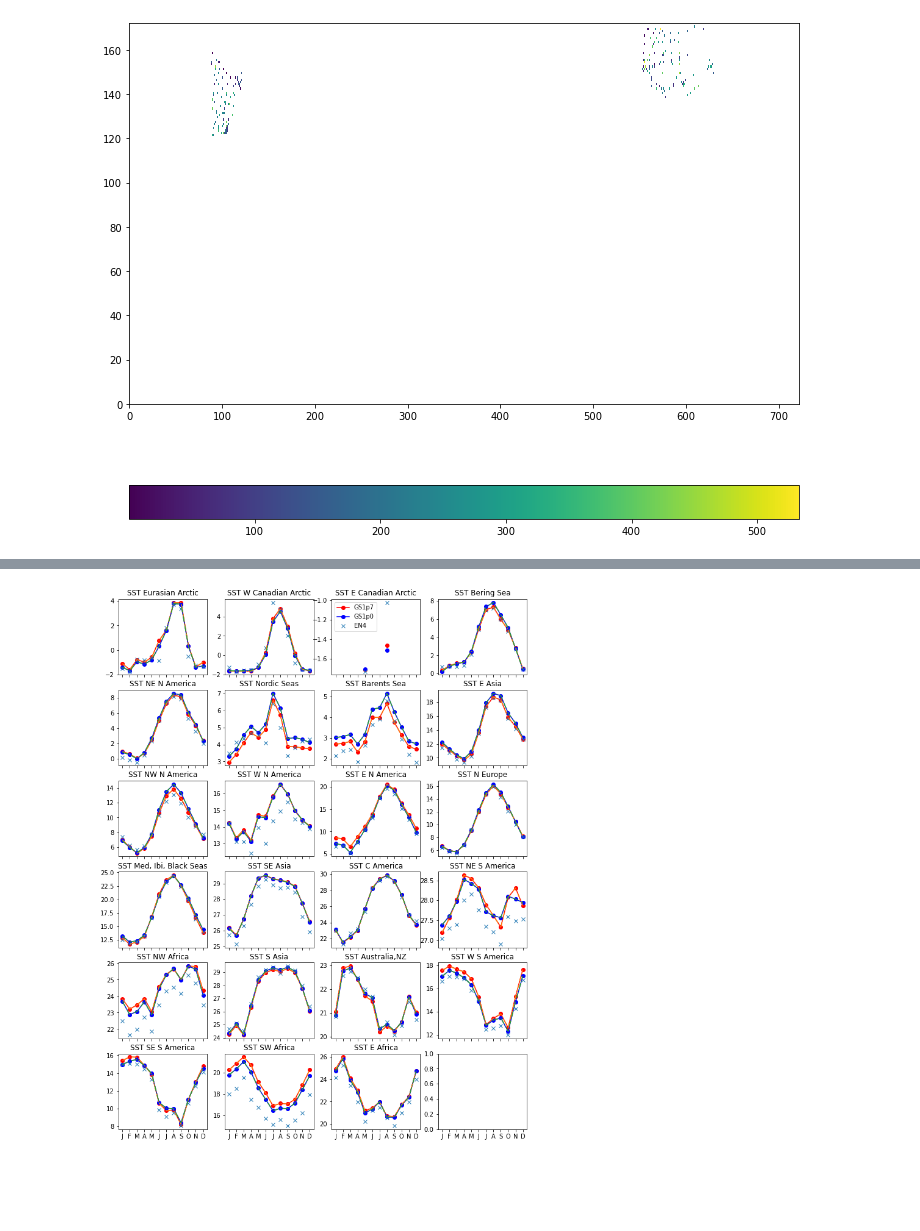
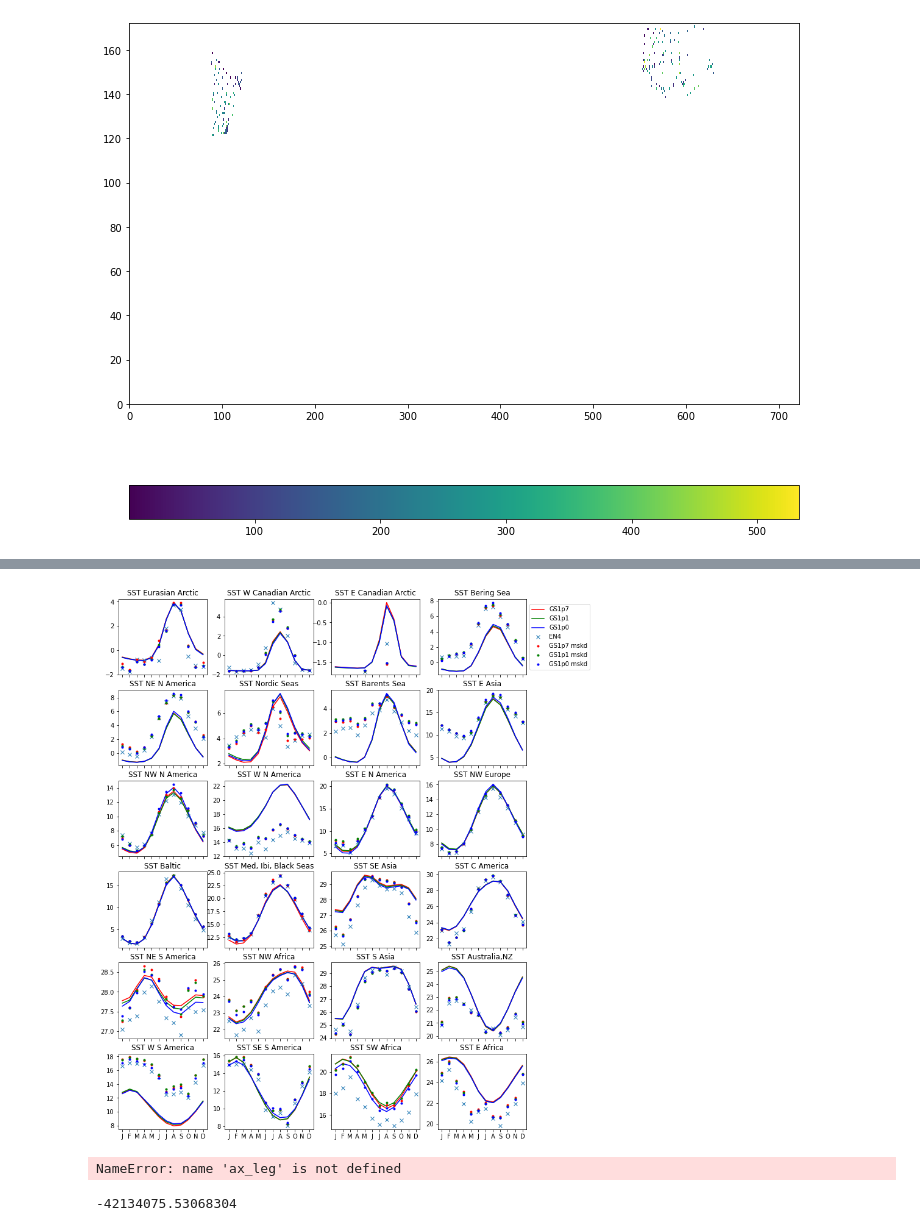
Before and after one commit to NOC-MSM/SE-NEMO, a Jupyter notebook: scripts/analysis/Notebooks/time_series_regional_clim.ipynb, the cells around one changed output, grey strips where cells are left out. Saved outputs shown, nothing was run; the diff lists cells and outputs as text; code cells hidden in the pictures; blank space fills up the shorter version.

```diff
--- a/scripts/analysis/Notebooks/time_series_regional_clim.ipynb
+++ b/scripts/analysis/Notebooks/time_series_regional_clim.ipynb
@@ -28,10 +29,10 @@ LME_mask.shape
 # %% [output]
 (1021, 1442)
 # %%
-LME_Clusters='../Data/LME_Clusters_eORCA025.csv'
+LME_Clusters='../Data/LME_Clusters_eORCA025_2.csv'
 clusters = pd.read_csv(LME_Clusters)
 nclusters=clusters.values.shape[0]
-iwant_clusters=range(23)
+iwant_clusters=range(24)
 # %%
 def map_to_grid(Var_in,j_min,j_max,i_min,i_max):
      if len(Var_in.shape)==2:
@@ -224,7 +225,7 @@ SST_co_mask_mean={}
 for iname,fname in enumerate(fnames):
     name=names[iname]
     f=xr.open_dataset(f"{dpath}/{fname}")
-    for icluster in range(23):
+    for icluster in range(24):
         print(clusters.values[icluster,1])
         i_min1=int(clusters.values[icluster,2])
         i_max1=int(clusters.values[icluster,3])
@@ -314,7 +316,7 @@ PEA_EN4_co_mean={}
 SSS_EN4_co_mean={}
 SST_EN4_co_mean={}
 
-for icluster in range(23):
+for icluster in range(24):
 
     i_min1=int(clusters.values[icluster,2])
     i_max1=int(clusters.values[icluster,3])
@@ -367,12 +391,22 @@ plt.savefig('../Figures/PEA_ann_cyc_clusters_GS1p7_GS1p0_v2.png',dpi=300,facecol
 # %%
 fig,ax=plt.subplots(6,4,sharex=True,figsize=(12,16))
 ax=ax.ravel()
-for icluster in range(23):
-    ax[icluster].plot(t,SSS_co_mask_mean[names[0],icluster],'r-o',t,SSS_co_mask_mean[names[1],icluster],'b-o',t,SSS_EN4_co_mean[icluster],'x')
+for icluster in range(24):
+    ax[icluster].plot(t,SSS_co_mean[names[0],icluster],'r-',
+                      t,SSS_co_mean[names[1],icluster],'g-',
+                      t,SSS_co_mean[names[2],icluster],'b-',
+                      t,SSS_EN4_co_mean[icluster],'x',
+                      t,SSS_co_mask_mean[names[0],icluster],'r.',
+                      t,SSS_co_mask_mean[names[1],icluster],'g.',
+                      t,SSS_co_mask_mean[names[2],icluster],'b.')
+
     ax[icluster].set_title(f"SSS {clusters.values[icluster,1]}")
     ax[icluster].set_xticks(range(12))
     ax[icluster].set_xticklabels(['J','F','M','A','M','J','J','A','S','O','N','D'])
 
-ax[2].legend(['GS1p7','GS1p0','EN4'])
-plt.savefig('../Figures/SSS_ann_cyc_clusters_GS1p7_GS1p0_v2.png',dpi=300,facecolor='white')
+
+ax[3].legend([names[0][0:5],names[1][0:5],names[2][0:5],'EN4',
+              names[0][0:5]+' mskd',names[1][0:5]+' mskd',names[2][0:5]+' mskd'
+              ],loc='center right', bbox_to_anchor=(1.75, 0.5))
+plt.savefig('../Figures/SSS_ann_cyc_clusters_GS1p7_triad_GS1p0_v2.png',dpi=300,facecolor='white')
 # %% [output]
@@ -380,15 +414,28 @@ plt.savefig('../Figures/SSS_ann_cyc_clusters_GS1p7_GS1p0_v2.png',dpi=300,facecol
 # %%
 fig,ax=plt.subplots(6,4,sharex=True,figsize=(12,16))
 ax=ax.ravel()
-for icluster in range(23):
-    ax[icluster].plot(t,SST_co_mask_mean[names[0],icluster],'r-o',t,SST_co_mask_mean[names[1],icluster],'b-o',t,SST_EN4_co_mean[icluster],'x')
-    ax[icluster].plot(t,SST_co_mask_mean[names[0],icluster],'-.',t,SST_co_mask_mean[names[1],icluster],'-.')
+for icluster in range(24):
+    ax[icluster].plot(t,SST_co_mean[names[0],icluster],'r-',
+                      t,SST_co_mean[names[1],icluster],'g-',
+                      t,SST_co_mean[names[2],icluster],'b-',
+                      t,SST_EN4_co_mean[icluster],'x',
+                      t,SST_co_mask_mean[names[0],icluster],'r.',
+                      t,SST_co_mask_mean[names[1],icluster],'g.',
+                      t,SST_co_mask_mean[names[2],icluster],'b.',
+                      )
+
 
     ax[icluster].set_title(f"SST {clusters.values[icluster,1]}")
     ax[icluster].set_xticks(range(12))
     ax[icluster].set_xticklabels(['J','F','M','A','M','J','J','A','S','O','N','D'])
 
-ax[2].legend(['GS1p7','GS1p0','EN4'])
-plt.savefig('../Figures/SST_ann_cyc_clusters_GS1p7_GS1p0_v2.png',dpi=300,facecolor='white')
+ax[3].legend([names[0][0:5],names[1][0:5],names[2][0:5],'EN4',
+              names[0][0:5]+' mskd',names[1][0:5]+' mskd',names[2][0:5]+' mskd'
+              ],loc='center right', bbox_to_anchor=(1.75, 0.5))
+plt.savefig('../Figures/SST_ann_cyc_clusters_GS1p7_triad_GS1p0_v2.png',dpi=300,facecolor='white')
 # %% [output]
-[figure, old version]
+[figure, new version]
+# %%
+ax_leg.get_position
+# %% [output]
+NameError: name 'ax_leg' is not defined
@@ -394,0 +445,4 @@ plt.savefig('../Figures/SST_ann_cyc_clusters_GS1p7_GS1p0_v2.png',dpi=300,facecol
+# %%
+print(np.nansum(pea1)-np.nansum(pea2))
+# %% [output]
+-42134075.53068304
```
Also changed, not shown: parts of 9 cells of this notebook, 6 other files.
